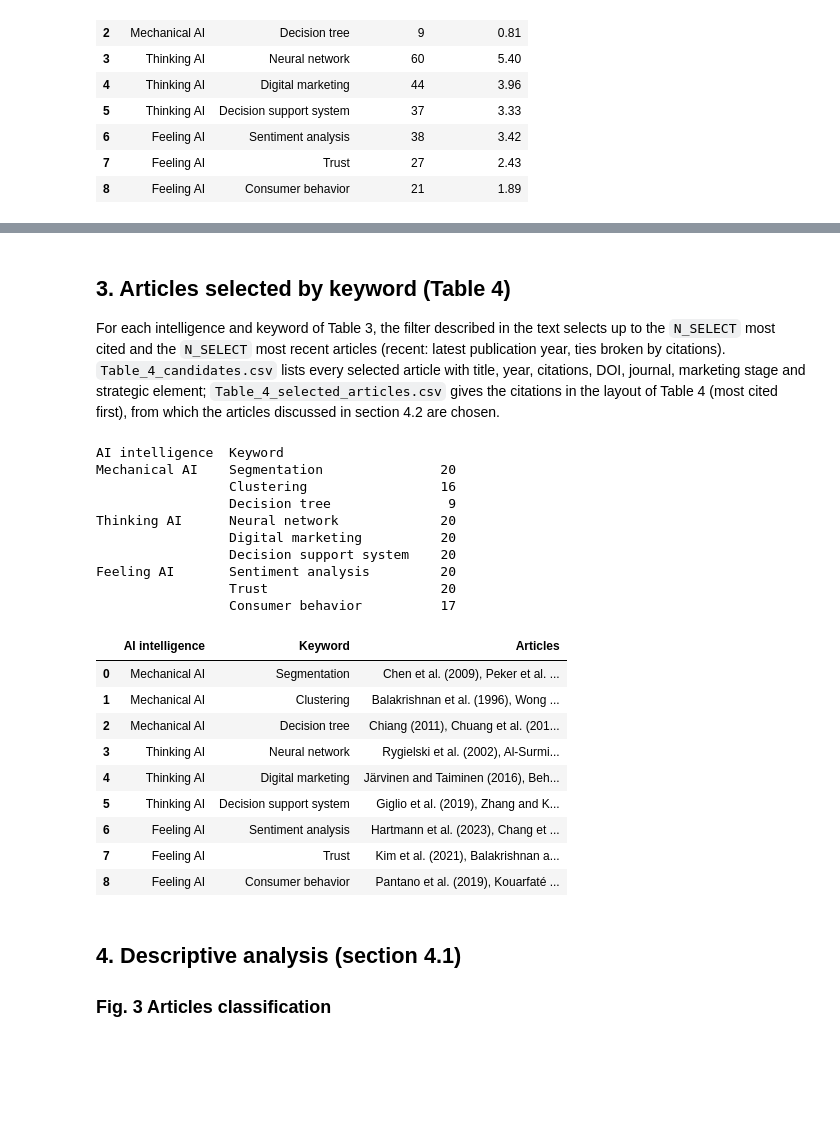
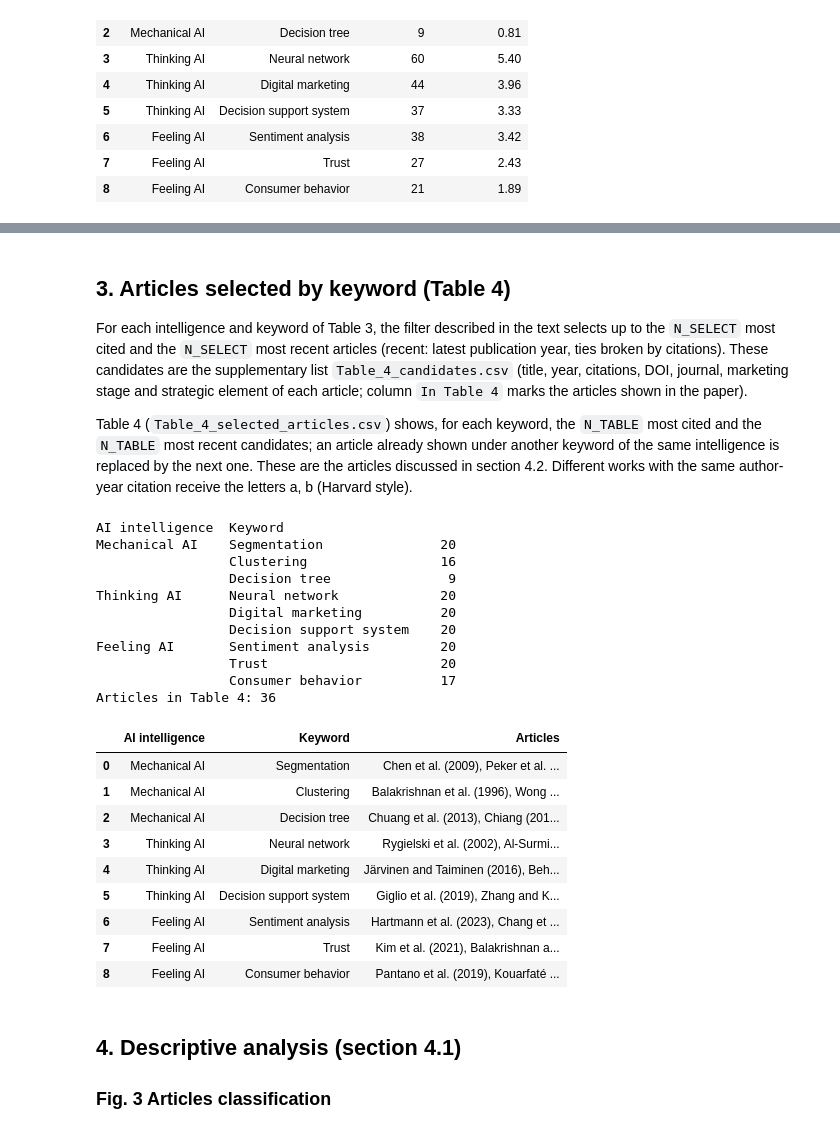
Before and after one commit to silviosmf/Marketing-Decision-Making, a Jupyter notebook: 03_Classification_analysis.ipynb, the cells around one changed output, grey strips where cells are left out. Cells and saved outputs as stored; diff of their text form; code cells hidden in the pictures; blank space fills up the shorter version.

```diff
--- a/03_Classification_analysis.ipynb
+++ b/03_Classification_analysis.ipynb
@@ -29,7 +29,8 @@ from mdm import analysis as an, style
 pd.set_option('display.max_colwidth', 120)
 TOP_K = 3            # keywords per AI intelligence in Table 3
 CANDIDATE_POOL = 15  # most frequent keywords of each intelligence considered for Table 3
-N_SELECT = 10        # most cited and most recent articles per keyword in Table 4
+N_SELECT = 10        # most cited and most recent candidate articles per keyword (supplementary list)
+N_TABLE = 2          # most cited and most recent articles per keyword shown in Table 4 and discussed in 4.2
 
 df = an.load('data/articles/llm_classification/full/classification_full.csv')
 tables = {}
@@ -134,28 +135,32 @@ Frequency (%) over the 1,111 articles classified as Mechanical, Thinking or Feel
 # %% [markdown]
 ## 3. Articles selected by keyword (Table 4)
 
-For each intelligence and keyword of Table 3, the filter described in the text selects up to the `N_SELECT` most cited and the `N_SELECT` most recent articles (recent: latest publication year, ties broken by citations). `Table_4_candidates.csv` lists every selected article with title, year, citations, DOI, journal, marketing stage and strategic element; `Table_4_selected_articles.csv` gives the citations in the layout of Table 4 (most cited first), from which the articles discussed in section 4.2 are chosen.
+For each intelligence and keyword of Table 3, the filter described in the text selects up to the `N_SELECT` most cited and the `N_SELECT` most recent articles (recent: latest publication year, ties broken by citations). These candidates are the supplementary list `Table_4_candidates.csv` (title, year, citations, DOI, journal, marketing stage and strategic element of each article; column `In Table 4` marks the articles shown in the paper).
+
+Table 4 (`Table_4_selected_articles.csv`) shows, for each keyword, the `N_TABLE` most cited and the `N_TABLE` most recent candidates; an article already shown under another keyword of the same intelligence is replaced by the next one. These are the articles discussed in section 4.2. Different works with the same author-year citation receive the letters a, b (Harvard style).
 # %%
-t4_detail, t4 = an.table_selected(df, t3, n=N_SELECT)
+t4_detail, t4 = an.table_selected(df, t3, n=N_SELECT, n_table=N_TABLE)
 tables['Table_4_candidates'] = t4_detail
 tables['Table_4_selected_articles'] = t4
-print(t4_detail.groupby(['AI intelligence', 'Keyword'], sort=False).size().rename('articles selected').to_string())
+print(t4_detail.groupby(['AI intelligence', 'Keyword'], sort=False).size().rename('candidates').to_string())
+print(f"Articles in Table 4: {(t4_detail['In Table 4'] != '').sum()}")
 t4
 # %% [output]
 AI intelligence  Keyword
 Mechanical AI    Segmentation               20
                  Clustering                 16
                  Decision tree               9
 Thinking AI      Neural network             20
                  Digital marketing          20
                  Decision support system    20
 Feeling AI       Sentiment analysis         20
                  Trust                      20
                  Consumer behavior          17
+Articles in Table 4: 36
 |  | AI intelligence | Keyword | Articles |
 | 0 | Mechanical AI | Segmentation | Chen et al. (2009), Peker et al. ... |
 | 1 | Mechanical AI | Clustering | Balakrishnan et al. (1996), Wong ... |
-| 2 | Mechanical AI | Decision tree | Chiang (2011), Chuang et al. (201... |
+| 2 | Mechanical AI | Decision tree | Chuang et al. (2013), Chiang (201... |
 | 3 | Thinking AI | Neural network | Rygielski et al. (2002), Al-Surmi... |
 | 4 | Thinking AI | Digital marketing | Järvinen and Taiminen (2016), Beh... |
 | 5 | Thinking AI | Decision support system | Giglio et al. (2019), Zhang and K... |
```
Also changed, not shown: parts of 4 cells of this notebook, 2 other files.
